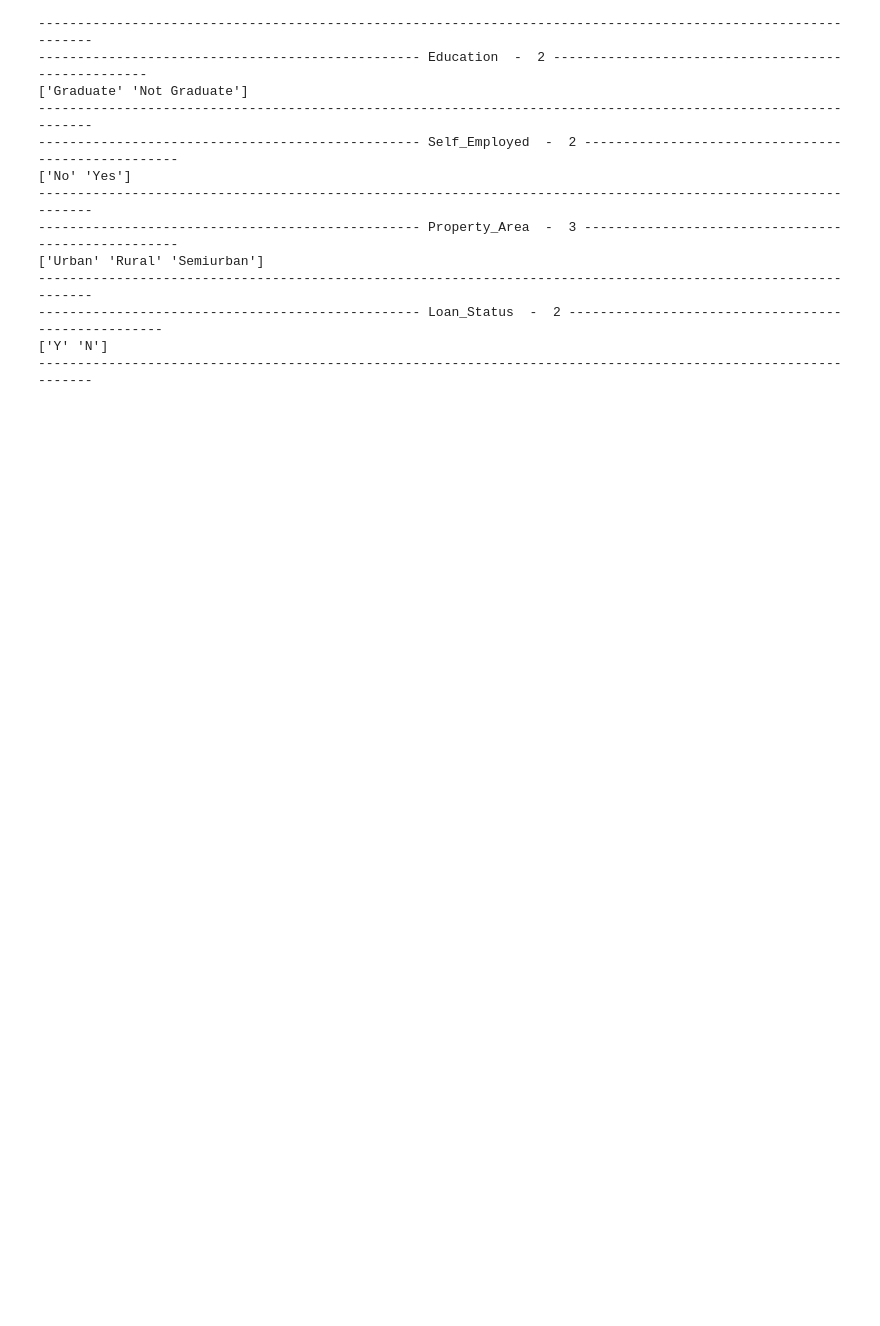
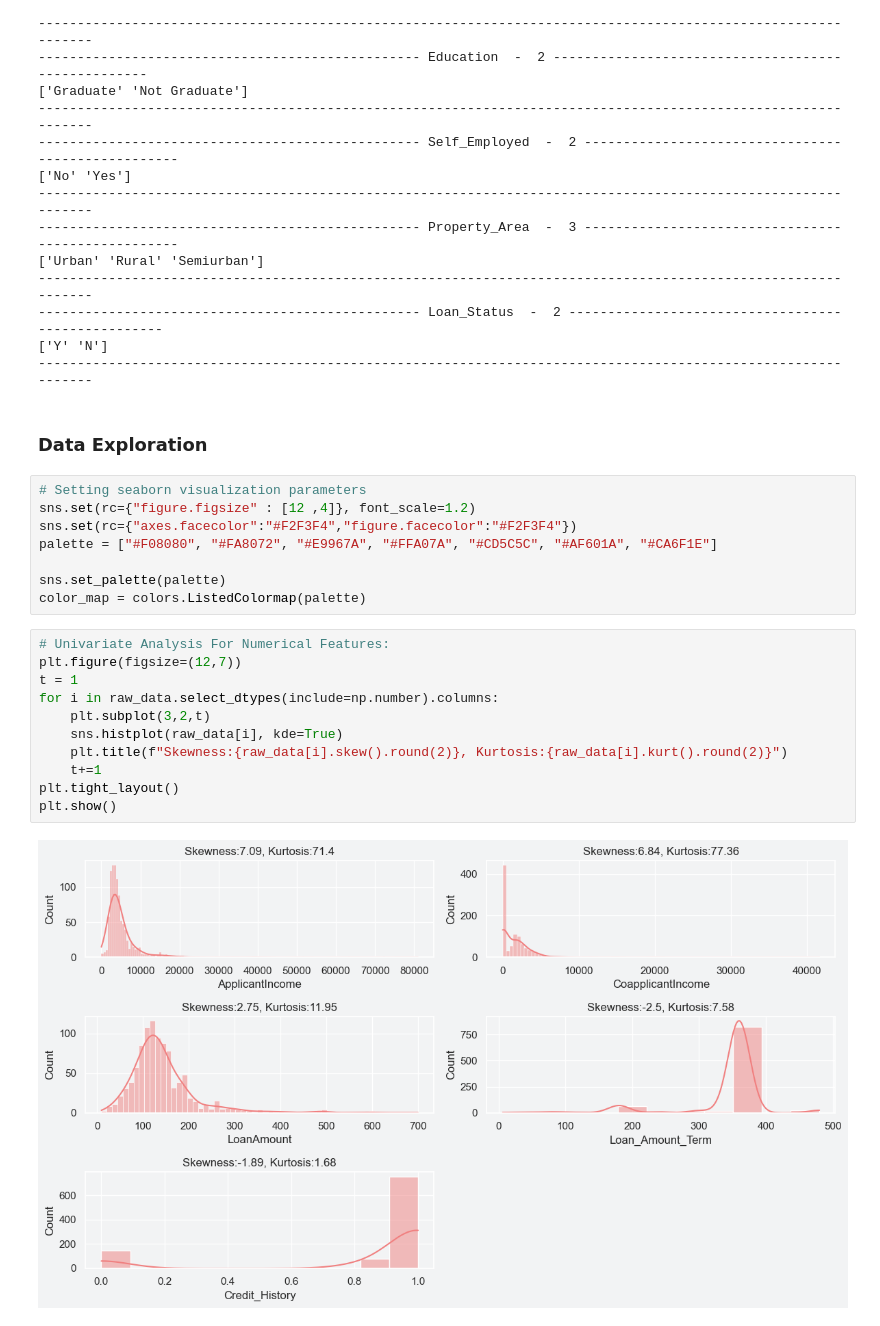
Before and after one commit to Bharadwaj-Sathya/AI, a Jupyter notebook: MachineLearning/SupervisedLearning/Classification/LogisticRegresson/Project/LogisticRegresson.ipynb, the cells around one changed output. Saved outputs shown, nothing was run; the diff lists cells and outputs as text; blank space fills up the shorter version.

```diff
--- a/MachineLearning/SupervisedLearning/Classification/LogisticRegresson/Project/LogisticRegresson.ipynb
+++ b/MachineLearning/SupervisedLearning/Classification/LogisticRegresson/Project/LogisticRegresson.ipynb
@@ -334,3 +334,26 @@ for column in raw_data.columns:
 ------------------------------------------------- Loan_Status  -  2 ---------------------------------------------------
 ['Y' 'N']
 --------------------------------------------------------------------------------------------------------------
+# %% [markdown]
+### Data Exploration
+# %%
+# Setting seaborn visualization parameters
+sns.set(rc={"figure.figsize" : [12 ,4]}, font_scale=1.2)
+sns.set(rc={"axes.facecolor":"#F2F3F4","figure.facecolor":"#F2F3F4"})
+palette = ["#F08080", "#FA8072", "#E9967A", "#FFA07A", "#CD5C5C", "#AF601A", "#CA6F1E"]
+
+sns.set_palette(palette)
+color_map = colors.ListedColormap(palette)
+# %%
+# Univariate Analysis For Numerical Features:
+plt.figure(figsize=(12,7))
+t = 1
+for i in raw_data.select_dtypes(include=np.number).columns:
+    plt.subplot(3,2,t)
+    sns.histplot(raw_data[i], kde=True)
+    plt.title(f"Skewness:{raw_data[i].skew().round(2)}, Kurtosis:{raw_data[i].kurt().round(2)}")
+    t+=1
+plt.tight_layout()
+plt.show()
+# %% [output]
+[figure, added]
```
Also changed, not shown: parts of 8 cells of this notebook, 2 other files.
